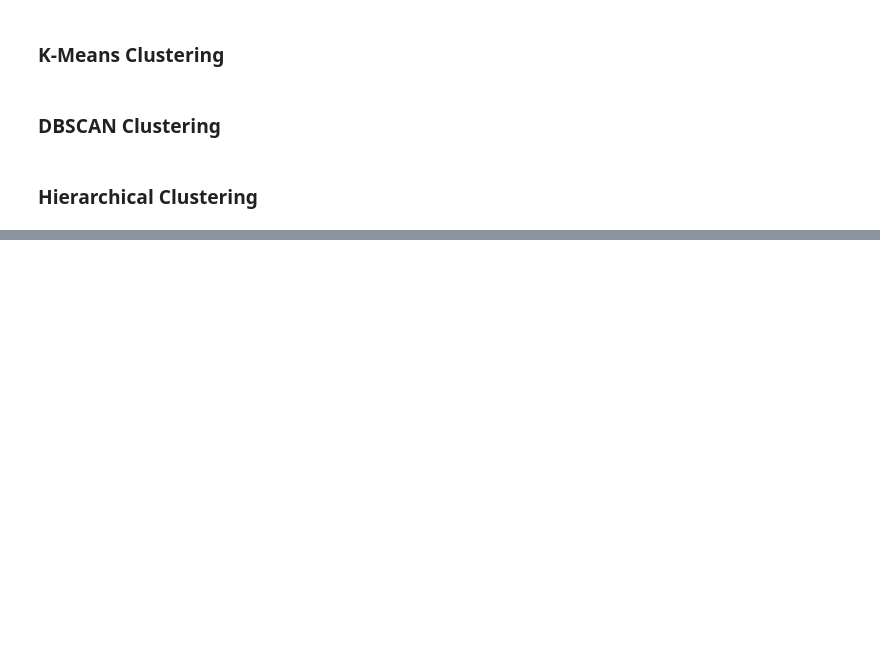
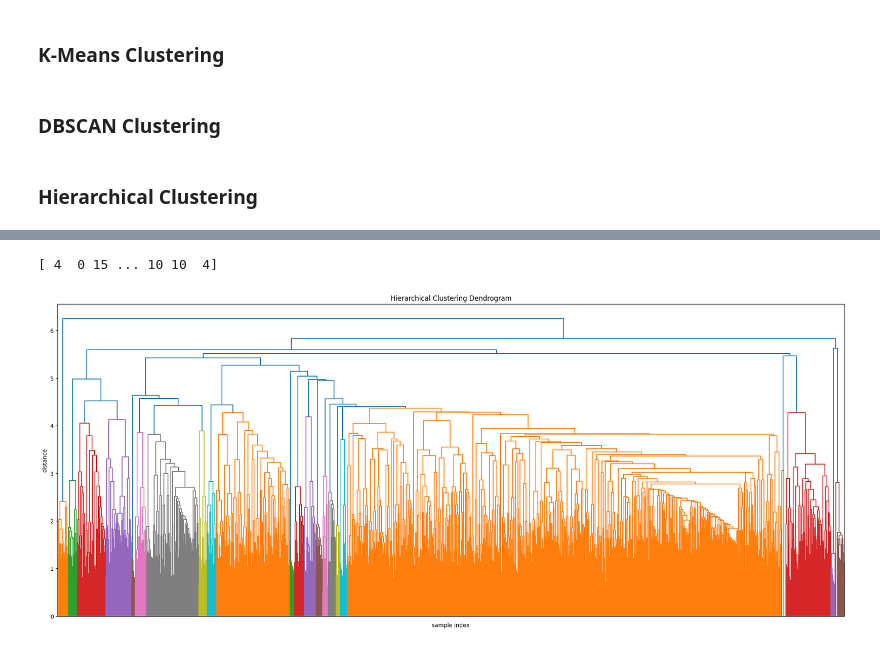
Before and after one commit to mitosisgg/ADS504_FinalProject, a Jupyter notebook: ADS504_FinalProject.ipynb, the cells around one changed output, grey strips where cells are left out. Cells and saved outputs as stored; diff of their text form; code cells hidden in the pictures; blank space fills up the shorter version.

Commit message:
hierarchical agglomerative clustering

```diff
--- a/ADS504_FinalProject.ipynb
+++ b/ADS504_FinalProject.ipynb
@@ -185,0 +327,43 @@ norm_corpus
+# %%
+from sklearn.feature_extraction.text import TfidfVectorizer
+from sklearn.cluster import AgglomerativeClustering
+
+# Vectorize the text data
+vectorizer = TfidfVectorizer()
+X = vectorizer.fit_transform(norm_corpus)
+
+# Perform clustering
+# n_clusters = sqrt(n) = sqrt(3793) = 61.59 ~ 62
+# Since data is sparse we will use cosine similarity and average linkage
+# to avoid distortions and chaining
+clustering = AgglomerativeClustering(
+                  n_clusters=62,
+                  metric='cosine',
+                  linkage='average')
+clusters = clustering.fit_predict(X.toarray())
+
+# Print the clusters
+print(clusters)
+# %% [output]
+[ 4  0 15 ... 10 10  4]
+# %%
+from scipy.cluster.hierarchy import dendrogram, linkage
+import matplotlib.pyplot as plt
+
+# Generate the linkage matrix
+Z = linkage(X.toarray(), 'ward')
+
+# Plot the dendrogram
+plt.figure(figsize=(25, 10))
+plt.title('Hierarchical Clustering Dendrogram')
+plt.xlabel('sample index')
+plt.ylabel('distance')
+dendrogram(
+    Z,
+    leaf_rotation=90.,
+    leaf_font_size=8.,
+    leaf_label_func=lambda x: ''
+)
+plt.show()
+# %% [output]
+[figure, added]
```
Also changed, not shown: parts of 23 cells of this notebook.
